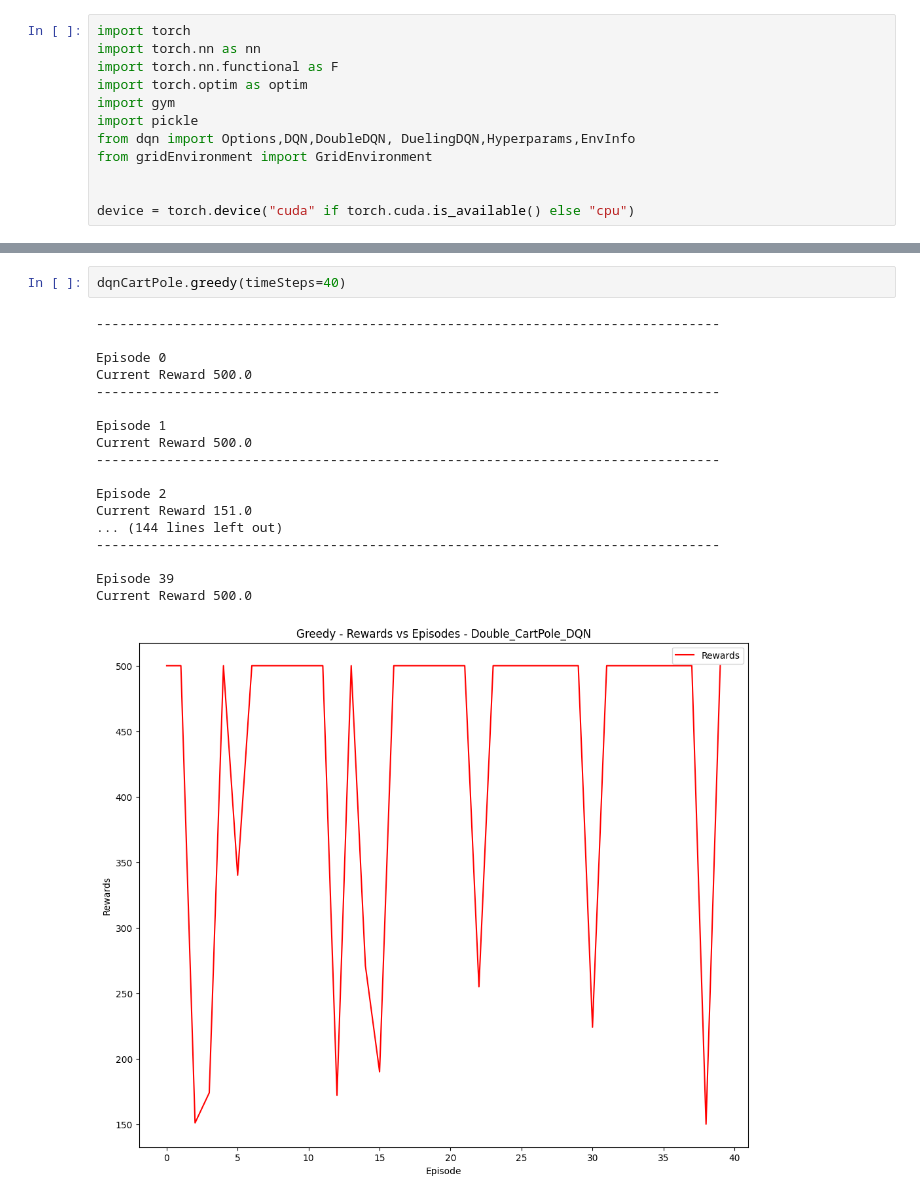
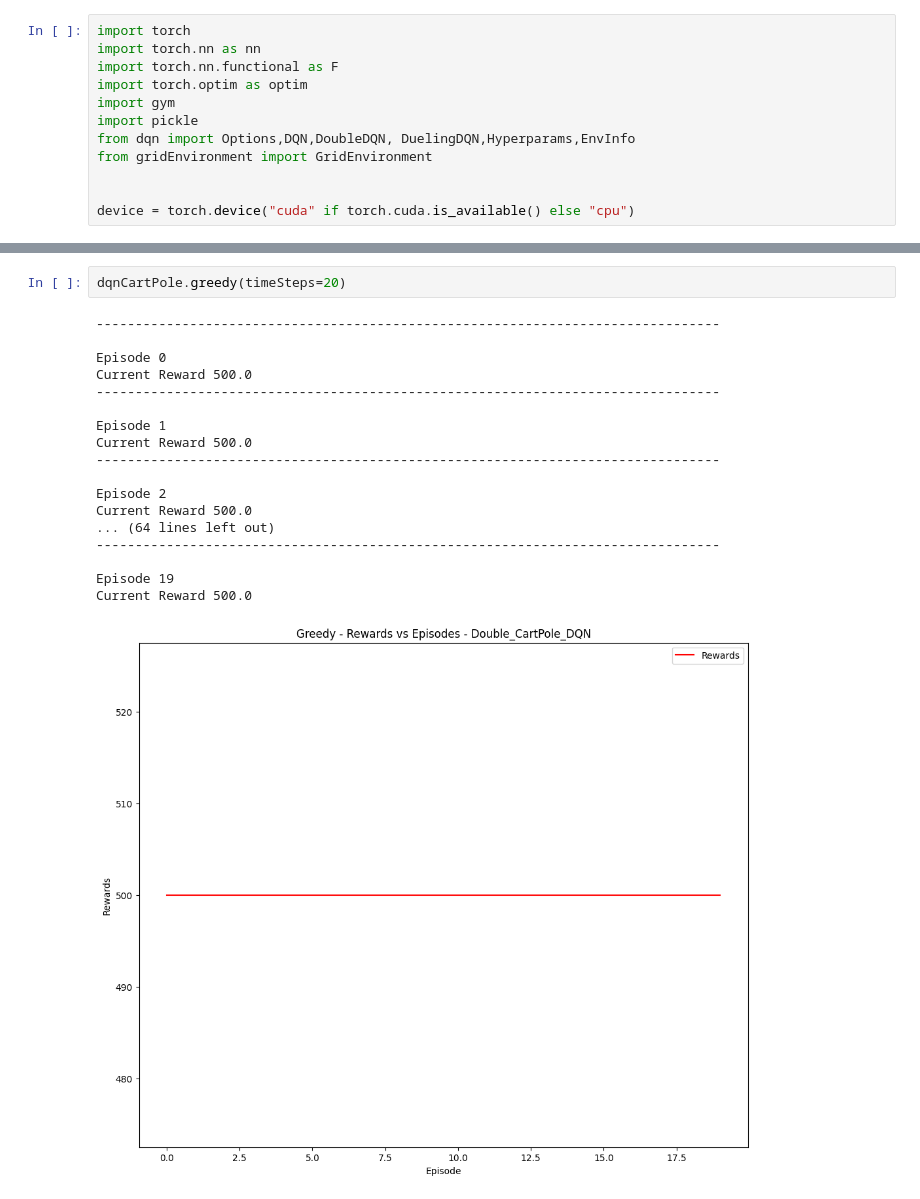
Before and after one commit to Pranomvignesh/UB_CSE546_RL_Assignment_2, a Jupyter notebook: RL_Env.ipynb, the cells around one changed output, grey strips where cells are left out. Drawn from its saved outputs; the diff is of its cells as text.

```diff
--- a/RL_Env.ipynb
+++ b/RL_Env.ipynb
@@ -189,21 +189,21 @@ dqnCartPole.train()
 # %%
-dqnCartPole.greedy(timeSteps=40)
+dqnCartPole.greedy(timeSteps=20)
 # %% [output]
 --------------------------------------------------------------------------------
 
 Episode 0
 Current Reward 500.0
 --------------------------------------------------------------------------------
 
 Episode 1
 Current Reward 500.0
 --------------------------------------------------------------------------------
 
 Episode 2
-Current Reward 151.0
-... (144 lines left out)
+Current Reward 500.0
+... (64 lines left out)
 --------------------------------------------------------------------------------
 
-Episode 39
+Episode 19
 Current Reward 500.0
-[figure, old version]
+[figure, new version]
```
Also changed, not shown: parts of 16 cells of this notebook, 17 other files.
